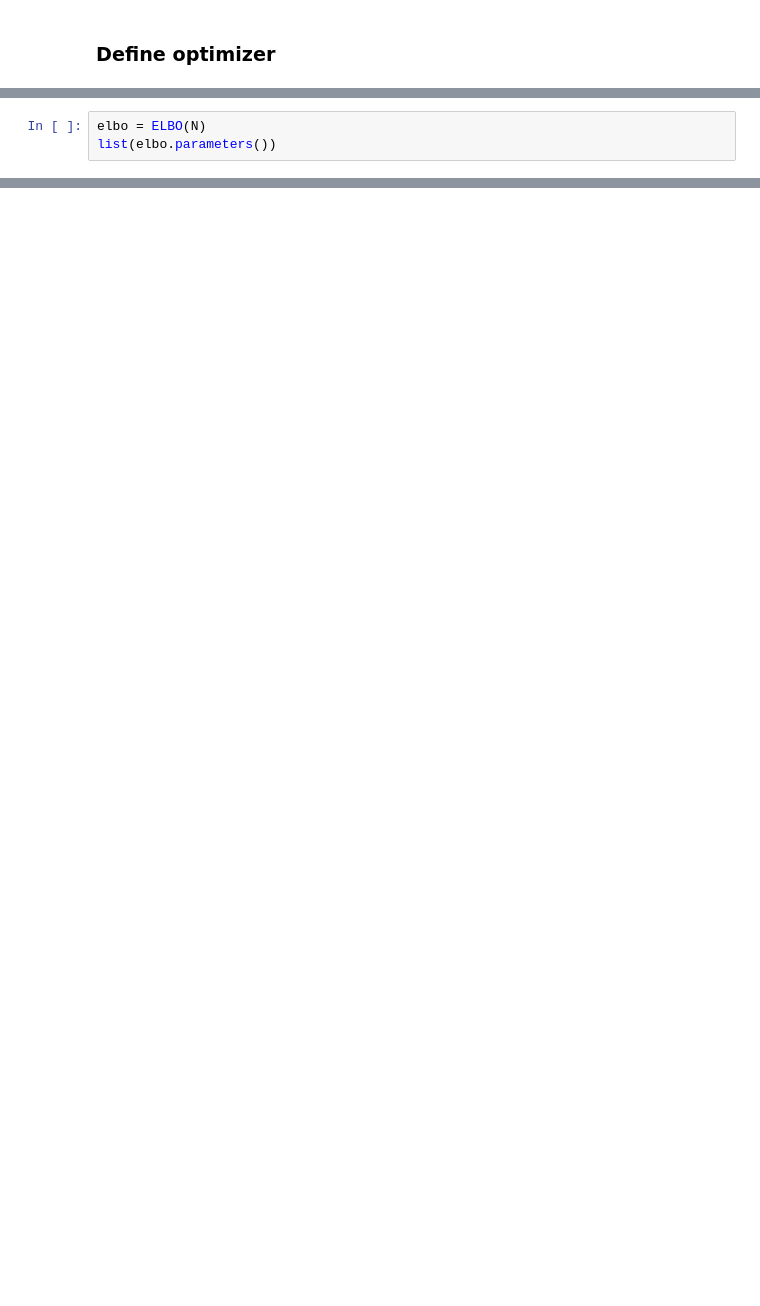
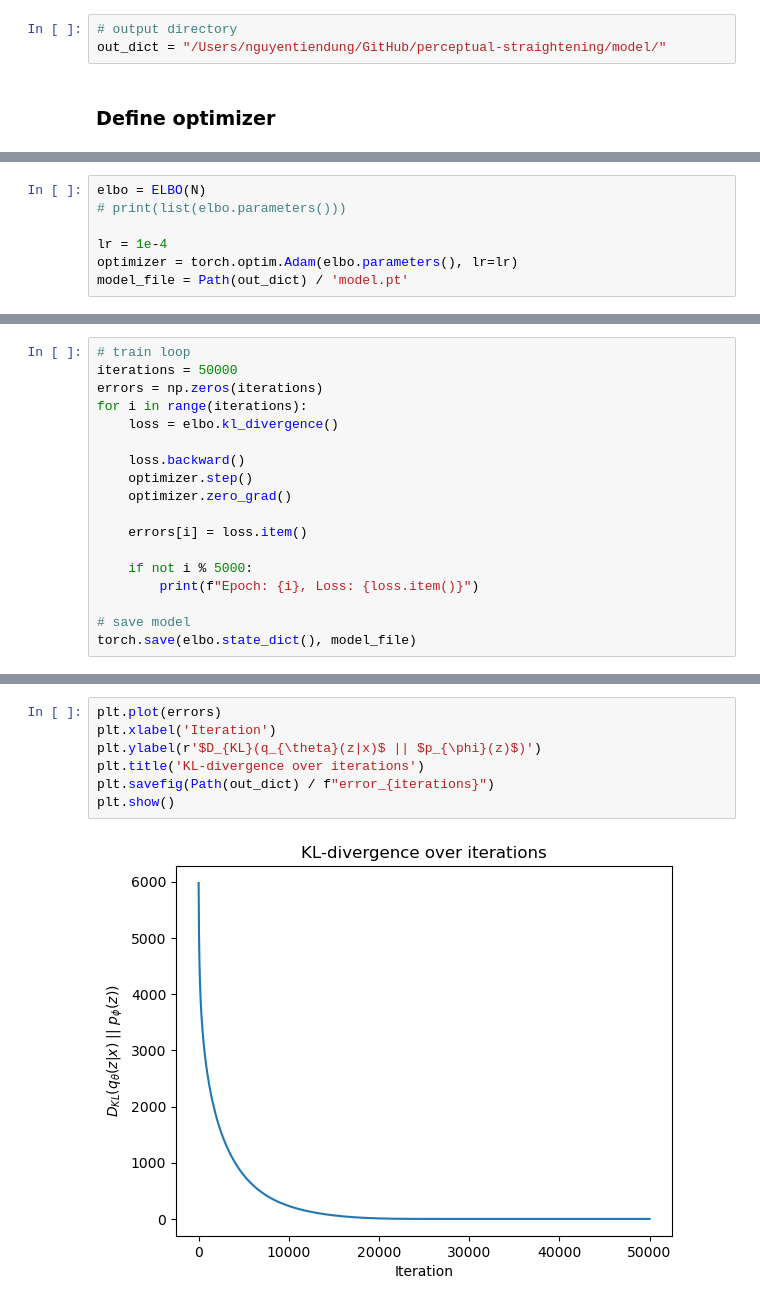
Before and after one commit to nguyen-td/perceptual-straightening, a Jupyter notebook: test_VI.ipynb, the cells around one changed output, grey strips where cells are left out. Cells and saved outputs as stored; diff of their text form; blank space fills up the shorter version.

Commit message:
add training

```diff
--- a/test_VI.ipynb
+++ b/test_VI.ipynb
@@ -35,3 +17,6 @@ Z_init = [z_d_init, z_c_init, z_a_init, z_l_init]
+# %%
+# output directory
+out_dict = "/Users/nguyentiendung/GitHub/perceptual-straightening/model/"
 # %% [markdown]
 ### Define optimizer
 # %%
@@ -77,3 +134,7 @@ class ELBO(nn.Module):
 # %%
 elbo = ELBO(N)
-list(elbo.parameters())
+# print(list(elbo.parameters()))
+
+lr = 1e-4
+optimizer = torch.optim.Adam(elbo.parameters(), lr=lr)
+model_file = Path(out_dict) / 'model.pt'
@@ -97,0 +143,18 @@ list(elbo.parameters())
+# %%
+# train loop
+iterations = 50000
+errors = np.zeros(iterations)
+for i in range(iterations):
+    loss = elbo.kl_divergence()
+
+    loss.backward()
+    optimizer.step()
+    optimizer.zero_grad()
+
+    errors[i] = loss.item()
+
+    if not i % 5000:
+        print(f"Epoch: {i}, Loss: {loss.item()}")
+
+# save model
+torch.save(elbo.state_dict(), model_file)
@@ -97,0 +172,9 @@ list(elbo.parameters())
+# %%
+plt.plot(errors)
+plt.xlabel('Iteration')
+plt.ylabel(r'$D_{KL}(q_{\theta}(z|x)$ || $p_{\phi}(z)$)')
+plt.title('KL-divergence over iterations')
+plt.savefig(Path(out_dict) / f"error_{iterations}")
+plt.show()
+# %% [output]
+[figure, added]
```
Also changed, not shown: parts of 17 cells of this notebook.
